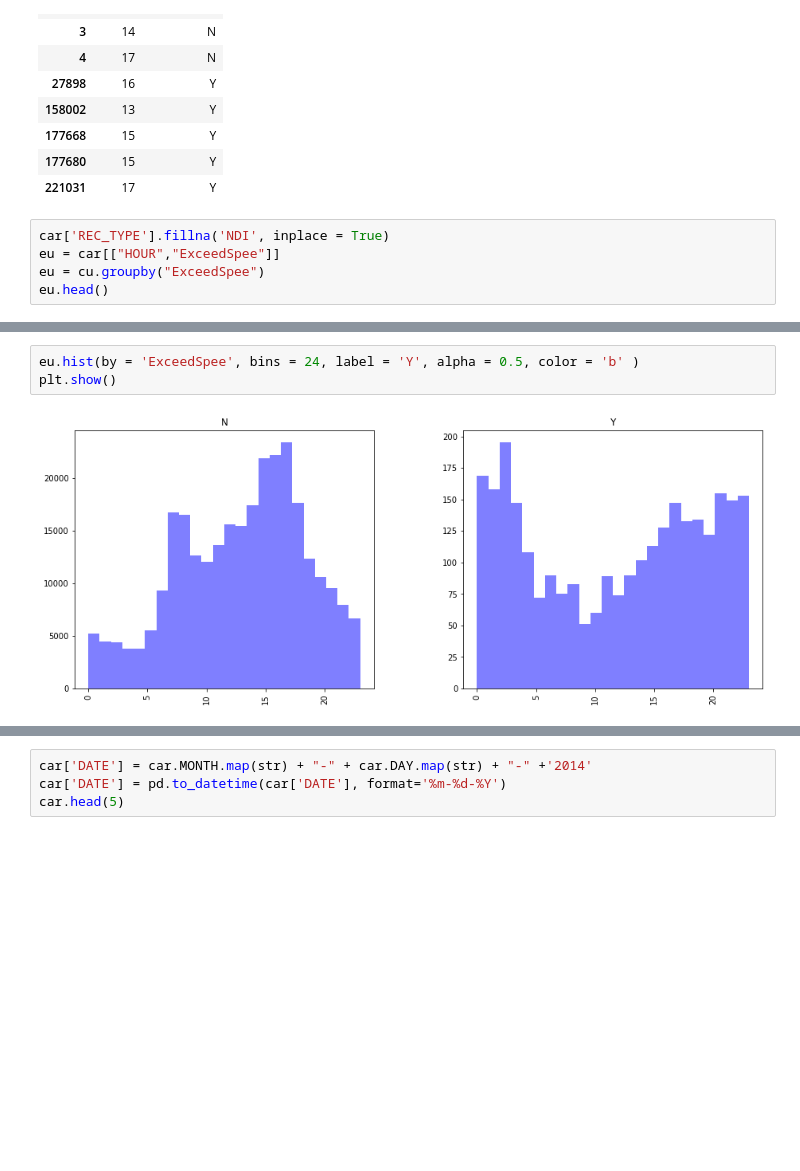
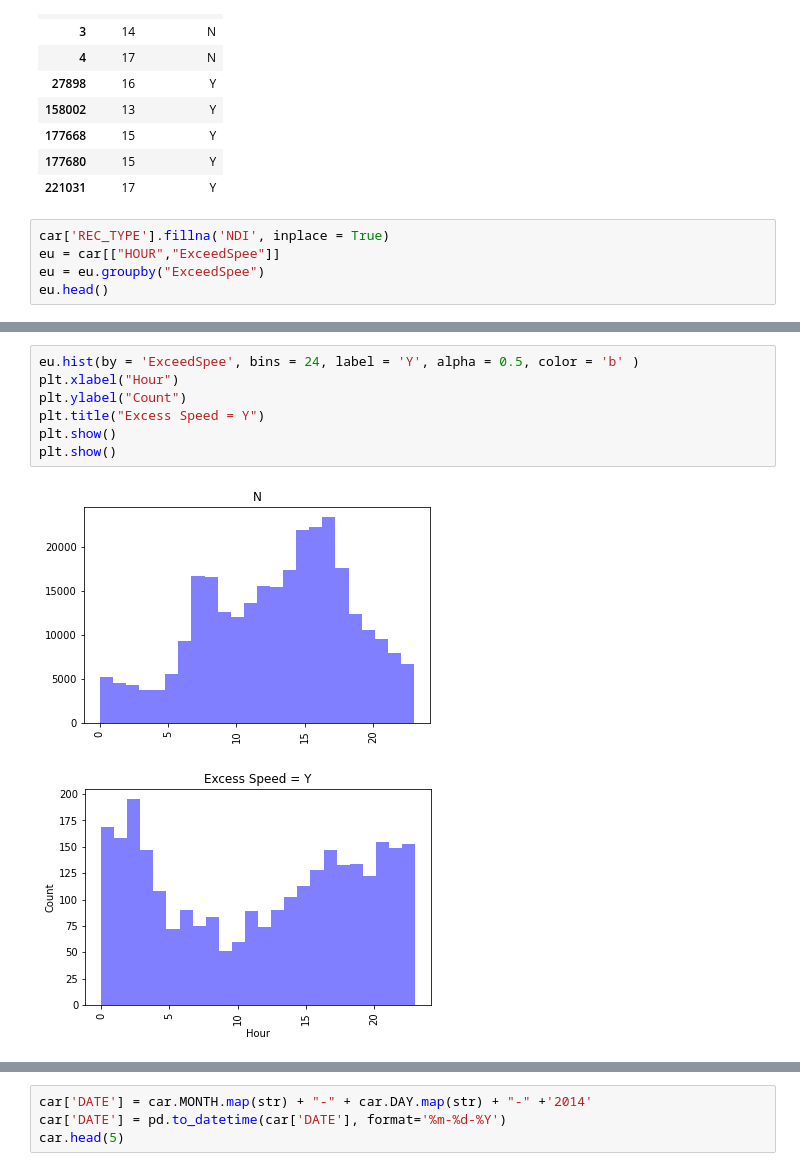
Before and after one commit to kumar-narayanan/w200-final-project, a Jupyter notebook: crash_data_trend_analysis.ipynb, the cells around one changed output, grey strips where cells are left out. Saved outputs shown, nothing was run; the diff lists cells and outputs as text; blank space fills up the shorter version.

```diff
--- a/crash_data_trend_analysis.ipynb
+++ b/crash_data_trend_analysis.ipynb
@@ -72,6 +72,6 @@ cu.head()
 # %%
 car['REC_TYPE'].fillna('NDI', inplace = True)
 eu = car[["HOUR","ExceedSpee"]]
-eu = cu.groupby("ExceedSpee")
+eu = eu.groupby("ExceedSpee")
 eu.head()
 # %% [output]
@@ -85,8 +99,13 @@ plt.show()
 # %%
 eu.hist(by = 'ExceedSpee', bins = 24, label = 'Y', alpha = 0.5, color = 'b' )
+plt.xlabel("Hour")
+plt.ylabel("Count")
+plt.title("Excess Speed = Y")
 plt.show()
+plt.show()
 # %% [output]
-[figure, old version]
+[figure, new version]
+[figure, added]
 # %%
 cu.hist(by = 'CellPhoneU', bins = 24, label = 'Y', alpha = 0.5, color = 'b' )
 plt.show()
```
Also changed, not shown: parts of 8 cells of this notebook.
